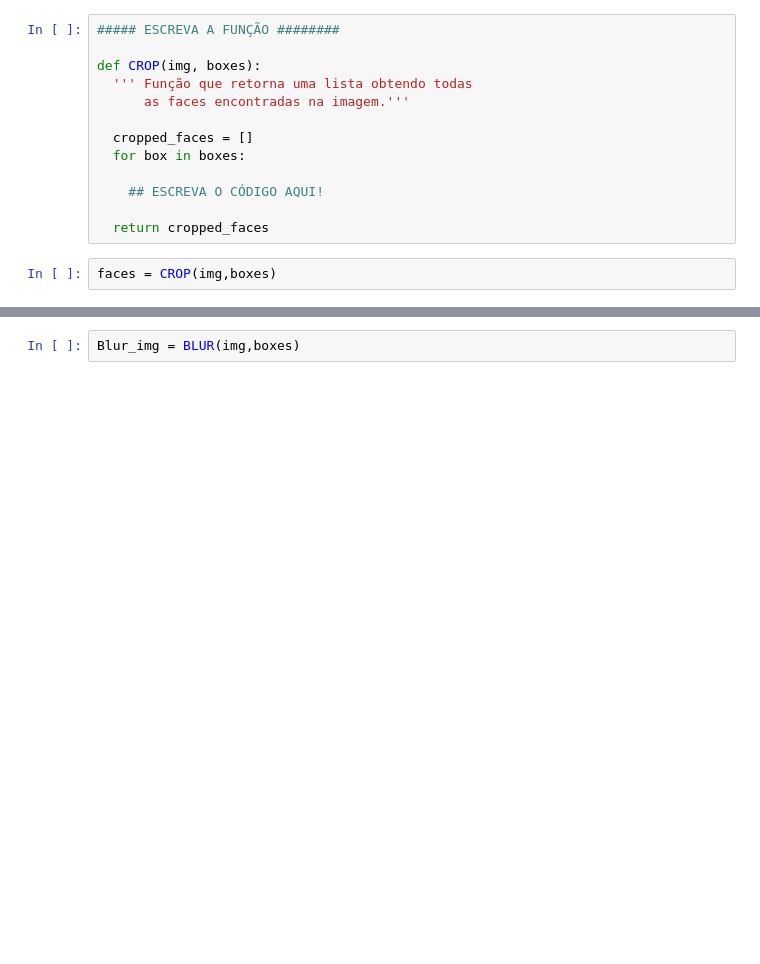
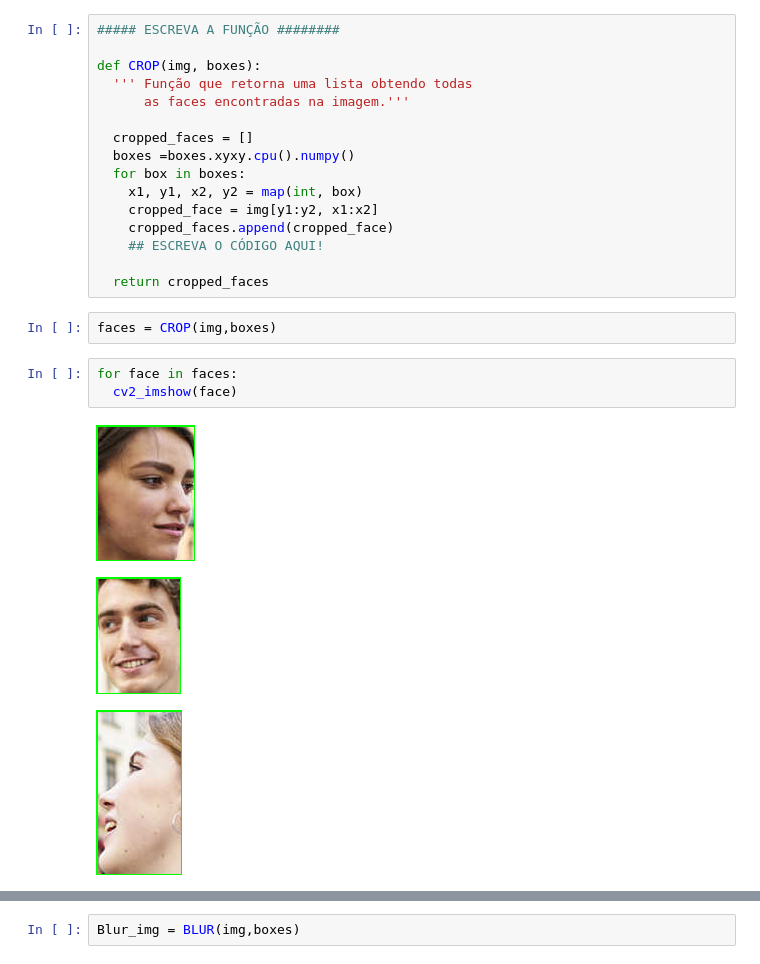
Before and after one commit to AnaMarcacini/AlgoritmosVis-oComp, a Jupyter notebook: Trabalho1/Trabalho1.ipynb, the cells around one changed output, grey strips where cells are left out. Cells and saved outputs as stored; diff of their text form; blank space fills up the shorter version.

```diff
--- a/Trabalho1/Trabalho1.ipynb
+++ b/Trabalho1/Trabalho1.ipynb
@@ -23,13 +84,23 @@ def CROP(img, boxes):
       as faces encontradas na imagem.'''
 
   cropped_faces = []
+  boxes =boxes.xyxy.cpu().numpy()
   for box in boxes:
-
+    x1, y1, x2, y2 = map(int, box)
+    cropped_face = img[y1:y2, x1:x2]
+    cropped_faces.append(cropped_face)
     ## ESCREVA O CÓDIGO AQUI!
 
   return cropped_faces
 # %%
 faces = CROP(img,boxes)
+# %%
+for face in faces:
+  cv2_imshow(face)
+# %% [output]
+[figure, added]
+[figure, added]
+[figure, added]
 # %%
 for i in range(len(faces)):
   ### PLOT AS FACES AQUI!
```
Also changed, not shown: parts of 16 cells of this notebook.
